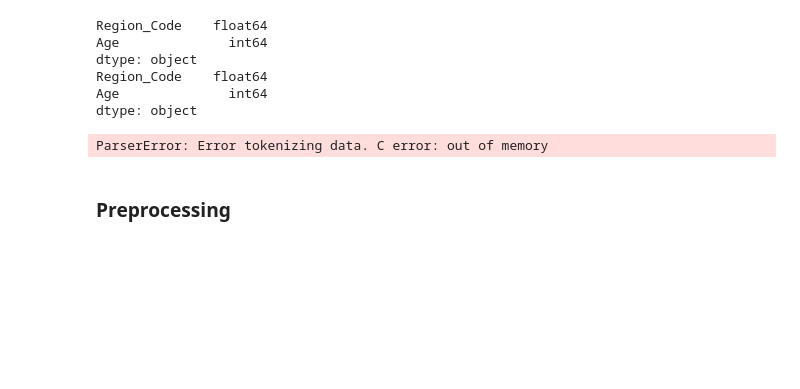
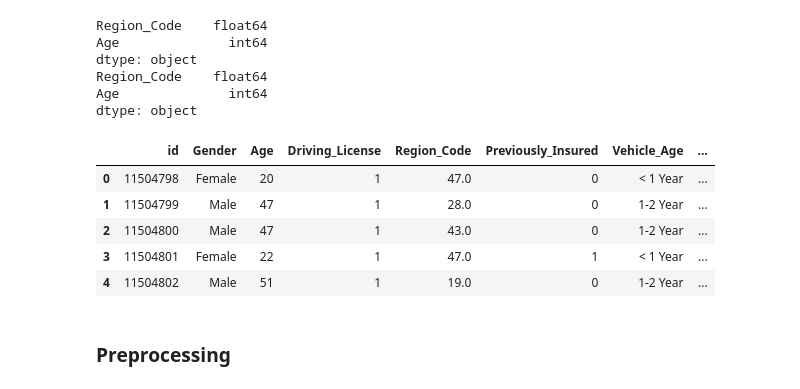
Before and after one commit to mattjohnescu/Personal-Work, a Jupyter notebook: Binary Classification of Insurance Cross Selling Kaggle.ipynb, the cells around one changed output. Drawn from its saved outputs; the diff is of its cells as text; code cells hidden in the pictures; blank space fills up the shorter version.

Commit message:
Adjusted Model for Better score - Best Score so far

```diff
--- a/Binary Classification of Insurance Cross Selling Kaggle.ipynb
+++ b/Binary Classification of Insurance Cross Selling Kaggle.ipynb
@@ -62,34 +65,42 @@ dtype: object
 Region_Code    float64
 Age              int64
 dtype: object
-# %%
-# Feature Engineering
-# Function to process a chunk of data
-def process_chunk(df):
-    df['Region_Code'] = df['Region_Code'].astype(int).astype(str)
-    df['Age'] = df['Age'].astype(str)
-    df['Region_Code_Age'] = df['Region_Code'] + '_' + df['Age']
-    df = pd.get_dummies(df, columns=['Region_Code_Age'], drop_first=True)
-    return df
-
-# Process train_data in chunks
-chunk_size = 500  # Adjust chunk size based on your memory capacity
-train_chunks = []
-for chunk in pd.read_csv('C:/Users/matt/Downloads/train.csv/train.csv', chunksize=chunk_size):
-    processed_chunk = process_chunk(chunk)
-    train_chunks.append(processed_chunk)
-
-train_data_processed = pd.concat(train_chunks, ignore_index=True)
-
-# Process test_data in chunks
-test_chunks = []
-for chunk in pd.read_csv('C:/Users/matt/Downloads/test.csv/test.csv', chunksize=chunk_size):
-    processed_chunk = process_chunk(chunk)
-    test_chunks.append(processed_chunk)
-
-test_data_processed = pd.concat(test_chunks, ignore_index=True)
-# %% [output]
-ParserError: Error tokenizing data. C error: out of memory
+# %%
+# Feature Engineering
+# Initialize the scaler
+scaler = MinMaxScaler()
+
+# Define function to normalize columns and create a combined column
+def normalize_and_combine(df):
+    # Normalize 'Age' column and create a new column 'Age_Normalized'
+    df['Age_Normalized'] = scaler.fit_transform(df[['Age']])
+
+    # Normalize 'Vintage' column and create a new column 'Vintage_Normalized'
+    df['Vintage_Normalized'] = scaler.fit_transform(df[['Vintage']])
+
+    # Combine 'Age_Normalized' and 'Vintage_Normalized' into a new column 'Age_Vintage'
+    df['Age_Vintage'] = df['Age_Normalized'] + df['Vintage_Normalized']
+
+    return df
+
+# Apply the function to train_data
+train_data = normalize_and_combine(train_data)
+
+# Apply the function to test_data
+test_data = normalize_and_combine(test_data)
+
+# Display the first few rows of train_data to verify the results
+train_data.head()
+
+# Display the first few rows of test_data to verify the results
+test_data.head()
+# %% [output]
+|  | id | Gender | Age | Driving_License | Region_Code | Previously_Insured | Vehicle_Age | ... |
+| 0 | 11504798 | Female | 20 | 1 | 47.0 | 0 | < 1 Year | ... |
+| 1 | 11504799 | Male | 47 | 1 | 28.0 | 0 | 1-2 Year | ... |
+| 2 | 11504800 | Male | 47 | 1 | 43.0 | 0 | 1-2 Year | ... |
+| 3 | 11504801 | Female | 22 | 1 | 47.0 | 1 | < 1 Year | ... |
+| 4 | 11504802 | Male | 51 | 1 | 19.0 | 0 | 1-2 Year | ... |
 # %% [markdown]
 ### Preprocessing
 # %%
```
Also changed, not shown: parts of 4 cells of this notebook.
